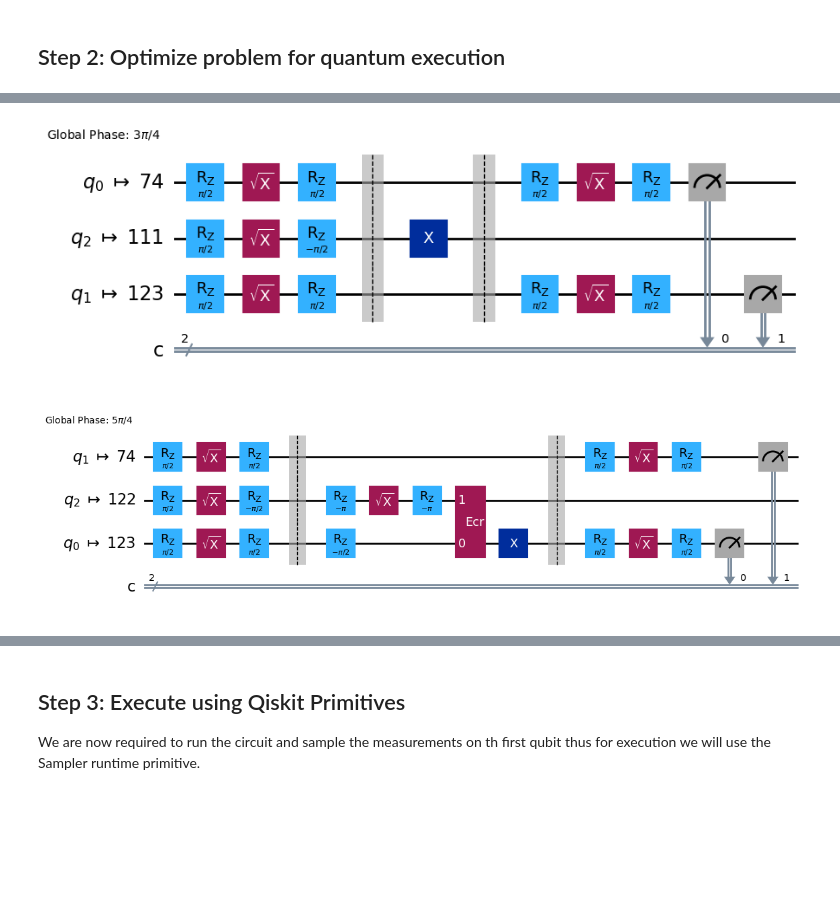
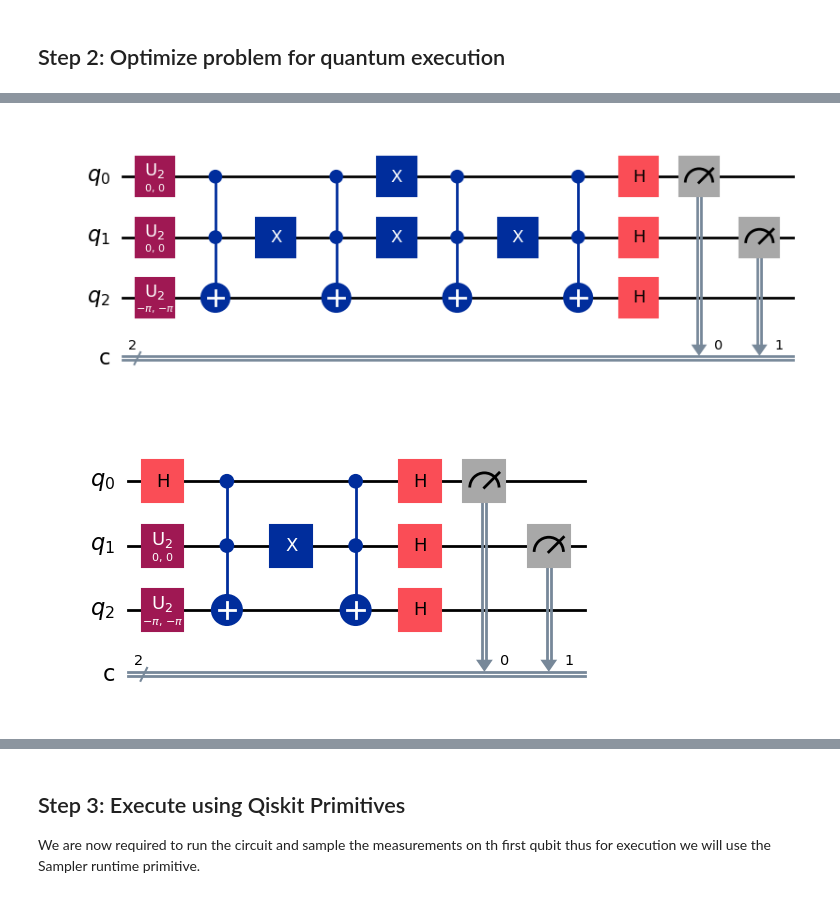
Before and after one commit to Nihar-Shah2001/Quantum_Computing_Notes, a Jupyter notebook: Notes/codes/4. Deutsch-Josza_Algorithm.ipynb, the cells around one changed output, grey strips where cells are left out. Cells and saved outputs as stored; diff of their text form; code cells hidden in the pictures; blank space fills up the shorter version.

```diff
--- a/Notes/codes/4. Deutsch-Josza_Algorithm.ipynb
+++ b/Notes/codes/4. Deutsch-Josza_Algorithm.ipynb
@@ -248,9 +247,9 @@ from qiskit_ibm_runtime import SamplerV2 as Sampler
 from qiskit_ibm_runtime import QiskitRuntimeService
 # %%
 # To run on hardware, select the backend with the fewest number of jobs in the queue
-# backend = AerSimulator()  # Use AerSimulator for local simulation
+backend = AerSimulator()  # Use AerSimulator for local simulation
 
 # To run on IBM Quantum hardware, uncomment the following lines
-service = QiskitRuntimeService(channel="ibm_cloud")
-backend = service.least_busy(operational=True, simulator=False)
-backend.name
+# service = QiskitRuntimeService(channel="ibm_cloud")
+# backend = service.least_busy(operational=True, simulator=False)
+# backend.name
@@ -364,0 +356,9 @@ qc_bal_1.draw("mpl", filename="../Notes/MyNotes/Quantum_Computing/Images/deutsch
+# %%
+f_bal_0 = {
+    '00': '0',
+    '01': '0',
+    '10': '1',
+    '11': '1'
+}
+oracle = build_oracle(f_bal_0)
+oracle.draw('mpl')
@@ -364,0 +367,3 @@ qc_bal_1.draw("mpl", filename="../Notes/MyNotes/Quantum_Computing/Images/deutsch
+# %%
+qc_bal_0=deutsch_jozsa(build_oracle(f_bal_0))
+qc_bal_0.draw('mpl')
@@ -377,17 +400,17 @@ target=backend.target
 pm = generate_preset_pass_manager(backend=backend, optimization_level=3)
 
 circuit_isa_const_1=pm.run(qc_const_1)
-circuit_isa_const_1.draw(output="mpl",idle_wires=False,style="iqp", filename="../Notes/MyNotes/Quantum_Computing/Images/deutsch_const_opt_1.png")
+circuit_isa_const_1.draw(output="mpl",idle_wires=False,style="iqp", filename="../MyNotes/Quantum_Computing/Images/deutsch_const_opt_1.png")
 # %% [output]
-[figure, old version]
+[figure, new version]
 # %%
 target=backend.target
 pm = generate_preset_pass_manager(backend=backend, optimization_level=3)
 
 circuit_isa_bal_0=pm.run(qc_bal_0)
-circuit_isa_bal_0.draw(output="mpl",idle_wires=False,style="iqp")
+circuit_isa_bal_0.draw(output="mpl",idle_wires=False,style="iqp",filename="../MyNotes/Quantum_Computing/Images/deutsch_isa_bal_0.png")
 # %% [output]
-[figure, old version]
+[figure, new version]
 # %%
 target=backend.target
 pm = generate_preset_pass_manager(backend=backend, optimization_level=3)
```
Also changed, not shown: parts of 29 cells of this notebook, 19 other files.
